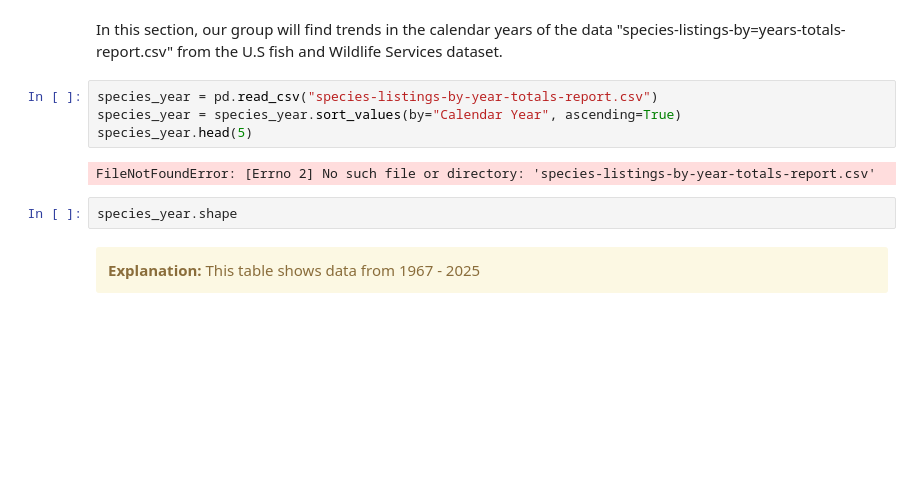
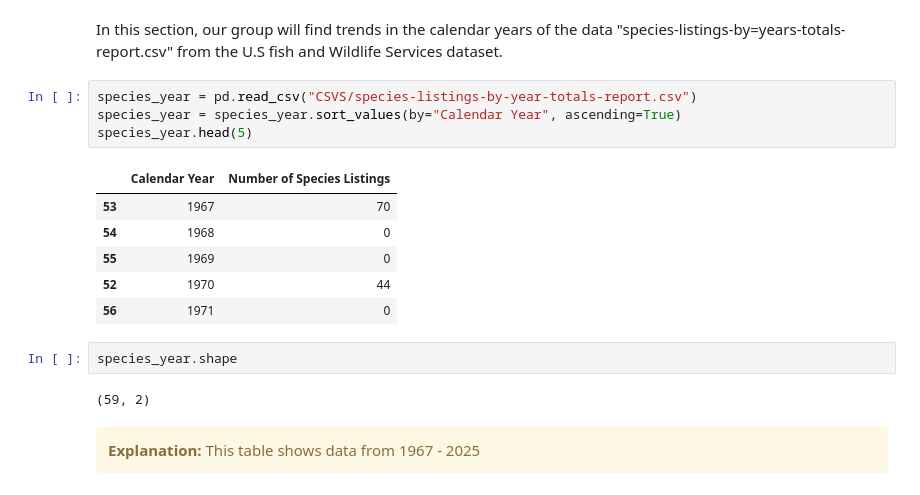
Before and after one commit to jw486/Data-Project-V2, a Jupyter notebook: Final Project.ipynb, the cells around one changed output. Saved outputs shown, nothing was run; the diff lists cells and outputs as text; blank space fills up the shorter version.

```diff
--- a/Final Project.ipynb
+++ b/Final Project.ipynb
@@ -35,13 +35,20 @@ This is the link to the original dataset we are using. The dataset was created b
 # %% [markdown]
 In this section, our group will find trends in the calendar years of the data "species-listings-by=years-totals-report.csv" from the U.S fish and Wildlife Services dataset.
 # %%
-species_year = pd.read_csv("species-listings-by-year-totals-report.csv")
+species_year = pd.read_csv("CSVS/species-listings-by-year-totals-report.csv")
 species_year = species_year.sort_values(by="Calendar Year", ascending=True)
 species_year.head(5)
 # %% [output]
-FileNotFoundError: [Errno 2] No such file or directory: 'species-listings-by-year-totals-report.csv'
+|  | Calendar Year | Number of Species Listings |
+| 53 | 1967 | 70 |
+| 54 | 1968 | 0 |
+| 55 | 1969 | 0 |
+| 52 | 1970 | 44 |
+| 56 | 1971 | 0 |
 # %%
 species_year.shape
+# %% [output]
+(59, 2)
 # %% [markdown]
 <div class="alert alert-block alert-warning">
 <b>Explanation:</b> This table shows data from 1967 - 2025
```
Also changed, not shown: parts of 4 cells of this notebook.
